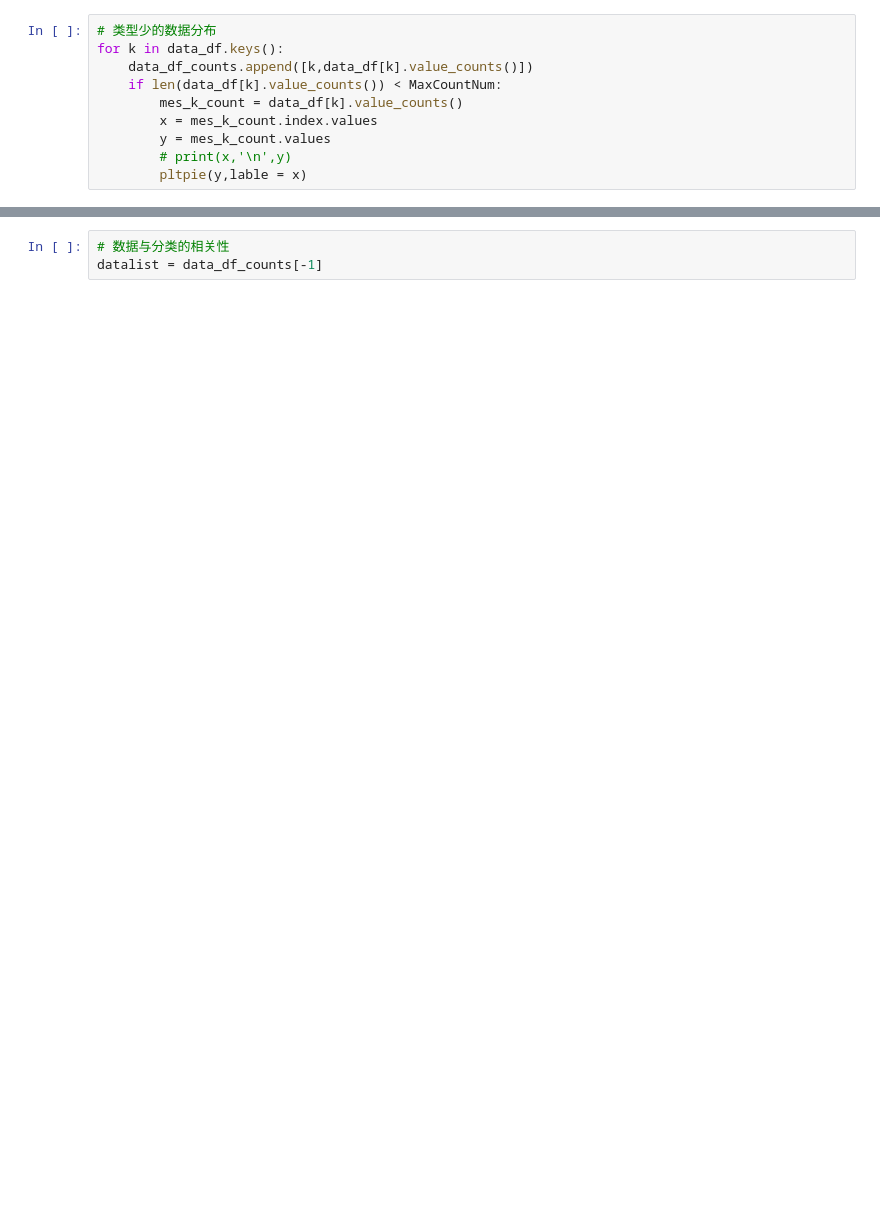
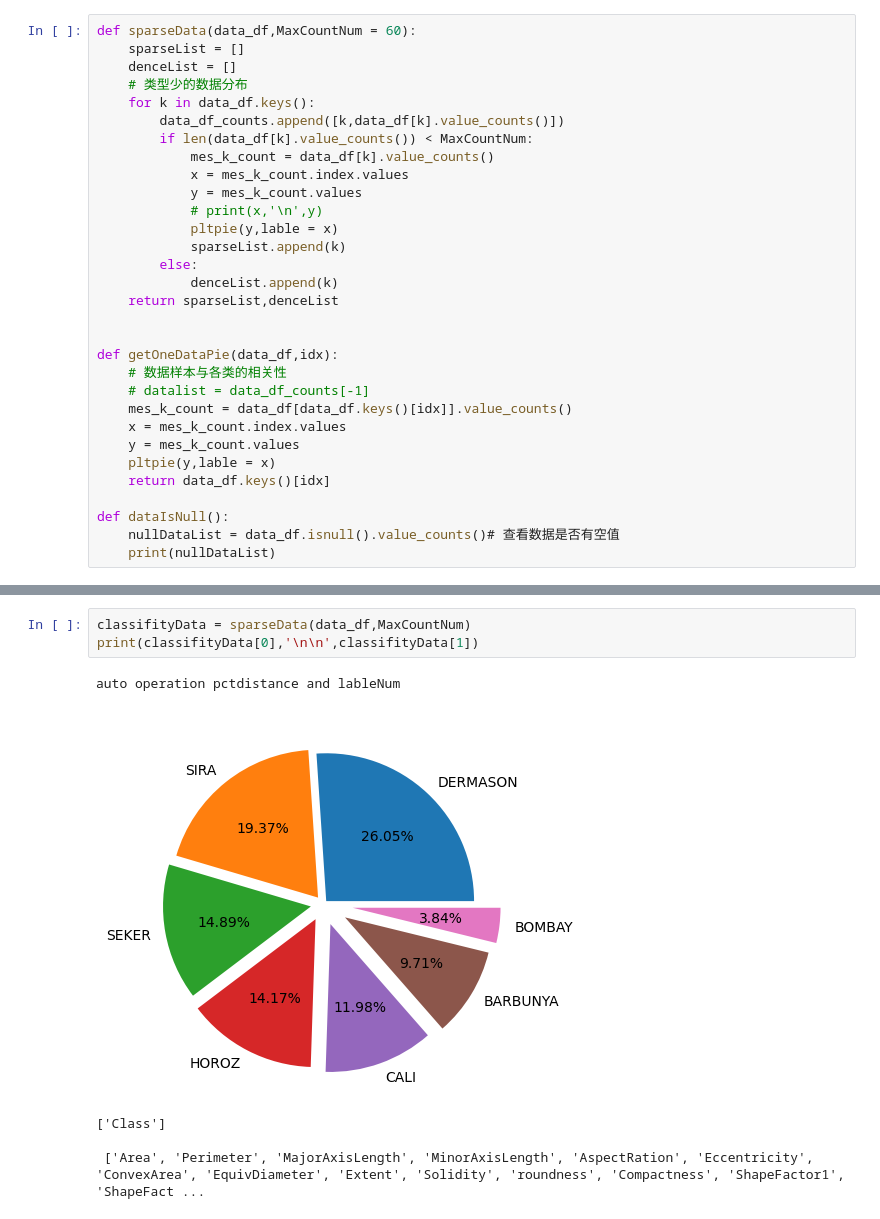
Before and after one commit to lingltang/LML, a Jupyter notebook: tx/02_nlp/basic/TxAnalyze.ipynb, the cells around one changed output, grey strips where cells are left out. Drawn from its saved outputs; the diff is of its cells as text; blank space fills up the shorter version.

```diff
--- a/tx/02_nlp/basic/TxAnalyze.ipynb
+++ b/tx/02_nlp/basic/TxAnalyze.ipynb
@@ -133,11 +125,32 @@ def pltpie(x, lable = None):
     plt.show()
 # %%
-# 类型少的数据分布
-for k in data_df.keys():
-    data_df_counts.append([k,data_df[k].value_counts()])
-    if len(data_df[k].value_counts()) < MaxCountNum:
-        mes_k_count = data_df[k].value_counts()
-        x = mes_k_count.index.values
-        y = mes_k_count.values
-        # print(x,'\n',y)
-        pltpie(y,lable = x)
+def sparseData(data_df,MaxCountNum = 60):
+    sparseList = []
+    denceList = []
+    # 类型少的数据分布
+    for k in data_df.keys():
+        data_df_counts.append([k,data_df[k].value_counts()])
+        if len(data_df[k].value_counts()) < MaxCountNum:
+            mes_k_count = data_df[k].value_counts()
+            x = mes_k_count.index.values
+            y = mes_k_count.values
+            # print(x,'\n',y)
+            pltpie(y,lable = x)
+            sparseList.append(k)
+        else:
+            denceList.append(k)
+    return sparseList,denceList
+
+
+def getOneDataPie(data_df,idx):
+    # 数据样本与各类的相关性
+    # datalist = data_df_counts[-1]
+    mes_k_count = data_df[data_df.keys()[idx]].value_counts()
+    x = mes_k_count.index.values
+    y = mes_k_count.values
+    pltpie(y,lable = x)
+    return data_df.keys()[idx]
+
+def dataIsNull():
+    nullDataList = data_df.isnull().value_counts()# 查看数据是否有空值
+    print(nullDataList)
@@ -156,3 +157,9 @@ for k in data_df.keys():
-# %%
-# 数据与分类的相关性
-datalist = data_df_counts[-1]
+# %%
+classifityData = sparseData(data_df,MaxCountNum)
+print(classifityData[0],'\n\n',classifityData[1])
+# %% [output]
+auto operation pctdistance and lableNum
+[figure, added]
+['Class']
+
+ ['Area', 'Perimeter', 'MajorAxisLength', 'MinorAxisLength', 'AspectRation', 'Eccentricity', 'ConvexArea', 'EquivDiameter', 'Extent', 'Solidity', 'roundness', 'Compactness', 'ShapeFactor1', 'ShapeFact ...
```
Also changed, not shown: parts of 12 cells of this notebook, 4 other files.
